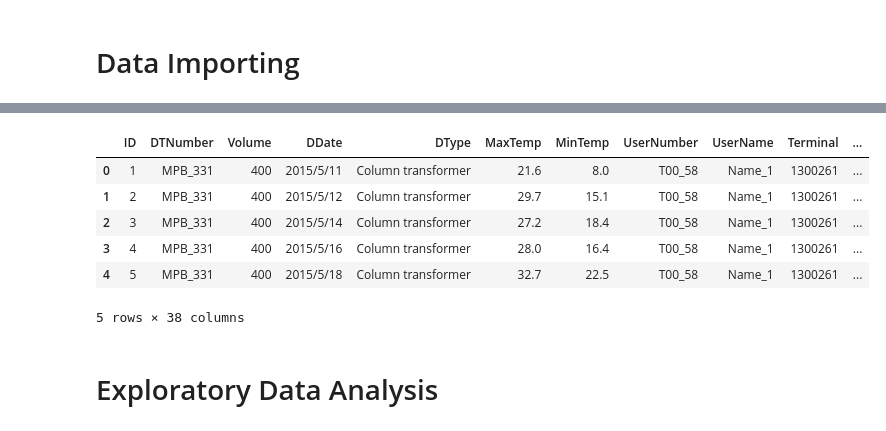
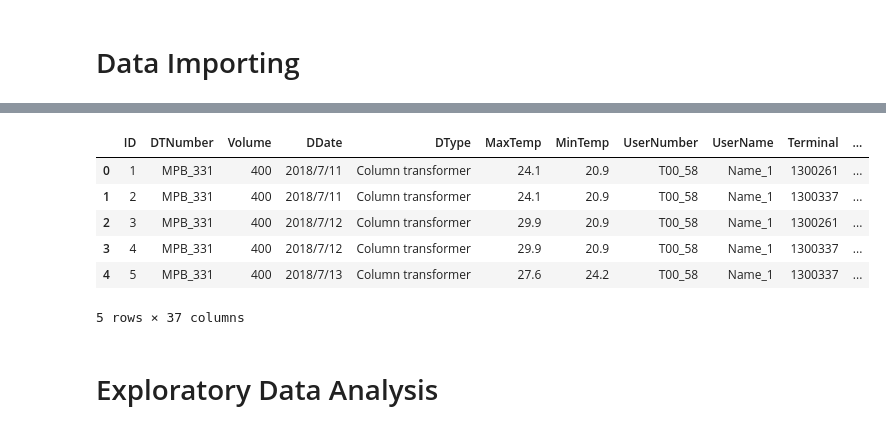
Before and after one commit to choowengyan/CAIIC, a Jupyter notebook: Prediction.ipynb, the cells around one changed output, grey strips where cells are left out. Saved outputs shown, nothing was run; the diff lists cells and outputs as text; code cells hidden in the pictures.

```diff
--- a/Prediction.ipynb
+++ b/Prediction.ipynb
@@ -38,17 +39,14 @@ Python version=3.7.6
-# %%
-#Import train data
-os.chdir('D:\CAIIC')
-
-df_train = pd.read_csv("D:\CAIIC\Competition train set.csv")
-df_train.head()
-# %% [output]
-|  | ID | DTNumber | Volume | DDate | DType | MaxTemp | MinTemp | UserNumber | UserName | Terminal | ... |
-| 0 | 1 | MPB_331 | 400 | 2015/5/11 | Column transformer | 21.6 | 8.0 | T00_58 | Name_1 | 1300261 | ... |
-| 1 | 2 | MPB_331 | 400 | 2015/5/12 | Column transformer | 29.7 | 15.1 | T00_58 | Name_1 | 1300261 | ... |
-| 2 | 3 | MPB_331 | 400 | 2015/5/14 | Column transformer | 27.2 | 18.4 | T00_58 | Name_1 | 1300261 | ... |
-| 3 | 4 | MPB_331 | 400 | 2015/5/16 | Column transformer | 28.0 | 16.4 | T00_58 | Name_1 | 1300261 | ... |
-| 4 | 5 | MPB_331 | 400 | 2015/5/18 | Column transformer | 32.7 | 22.5 | T00_58 | Name_1 | 1300261 | ... |
-5 rows × 38 columns
+# %%
+df_train = pd.read_csv("./test_set.csv")
+df_train.head()
+# %% [output]
+|  | ID | DTNumber | Volume | DDate | DType | MaxTemp | MinTemp | UserNumber | UserName | Terminal | ... |
+| 0 | 1 | MPB_331 | 400 | 2018/7/11 | Column transformer | 24.1 | 20.9 | T00_58 | Name_1 | 1300261 | ... |
+| 1 | 2 | MPB_331 | 400 | 2018/7/11 | Column transformer | 24.1 | 20.9 | T00_58 | Name_1 | 1300337 | ... |
+| 2 | 3 | MPB_331 | 400 | 2018/7/12 | Column transformer | 29.9 | 20.9 | T00_58 | Name_1 | 1300261 | ... |
+| 3 | 4 | MPB_331 | 400 | 2018/7/12 | Column transformer | 29.9 | 20.9 | T00_58 | Name_1 | 1300337 | ... |
+| 4 | 5 | MPB_331 | 400 | 2018/7/13 | Column transformer | 27.6 | 24.2 | T00_58 | Name_1 | 1300337 | ... |
+5 rows × 37 columns
 # %% [markdown]
 # Exploratory Data Analysis
 # %%
```
Also changed, not shown: parts of 9 cells of this notebook, 2 other files.
